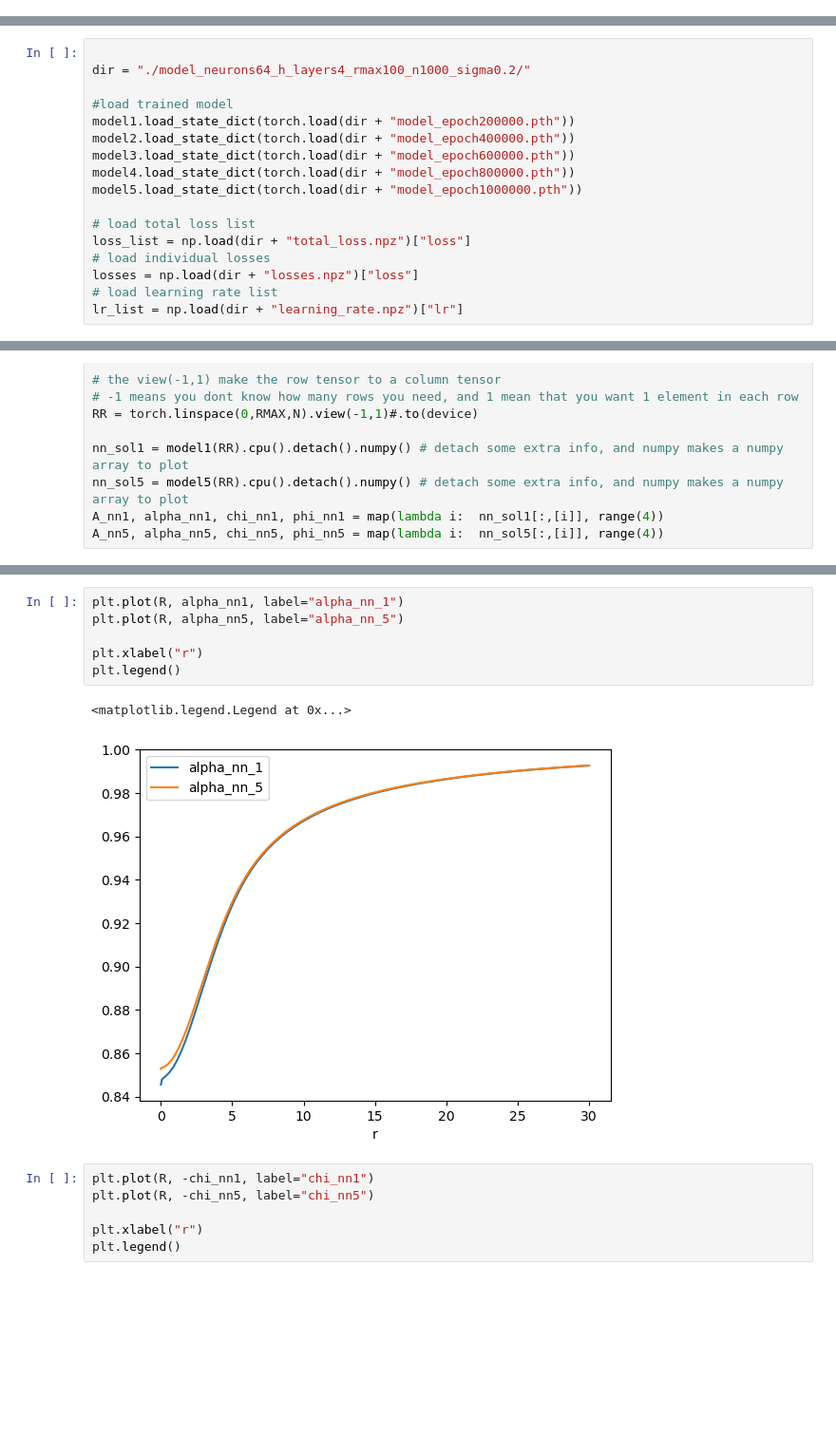
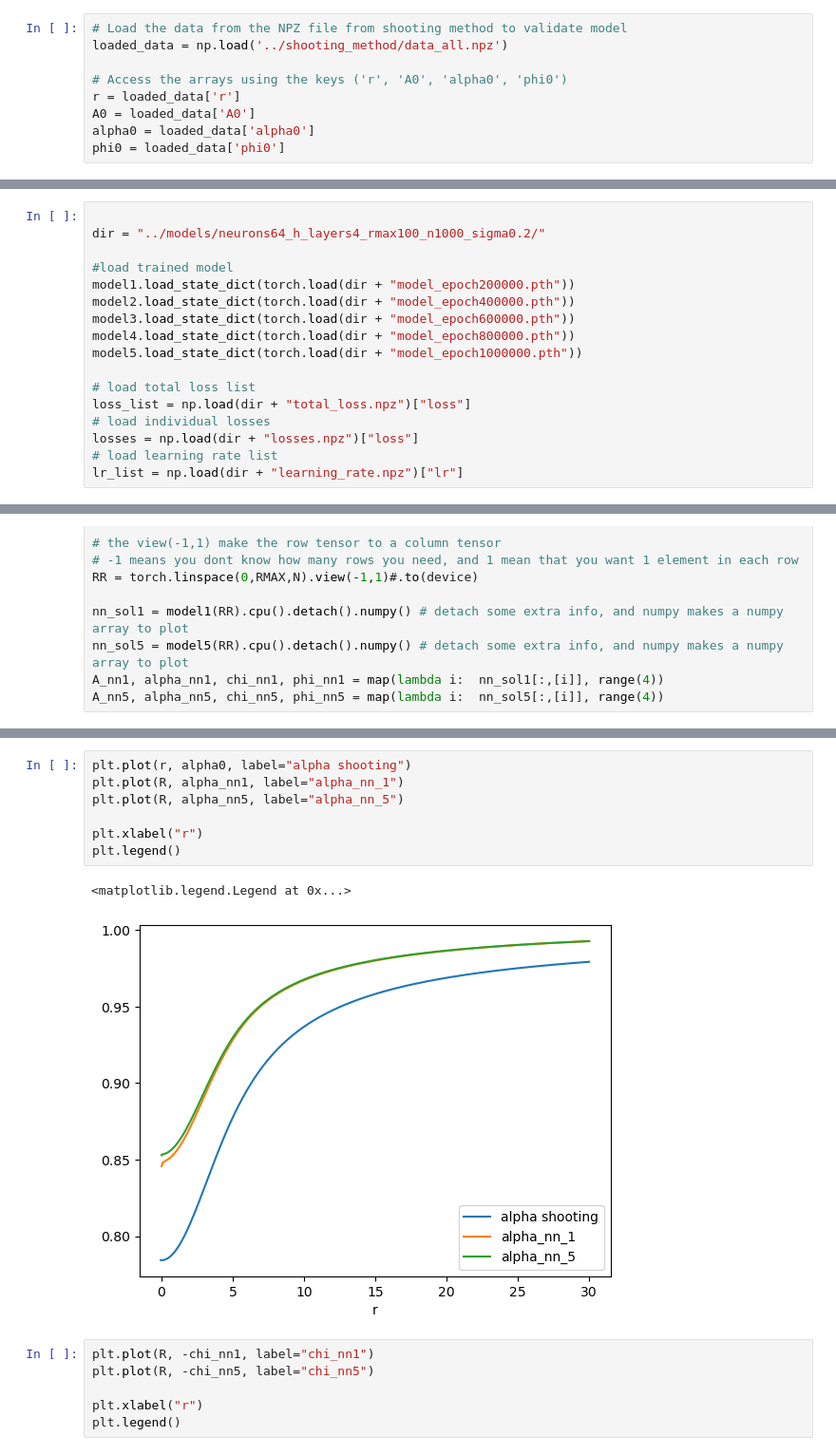
Before and after one commit to ThanasisGiannakopoulos/PINNS_Boson_stars, a Jupyter notebook: notebooks/model_eval.ipynb, the cells around one changed output, grey strips where cells are left out. Shown at 95% size. Cells and saved outputs as stored; diff of their text form; blank space fills up the shorter version.

Commit message:
update model evaluation notebook:
needs shooting_methods data

```diff
--- a/notebooks/model_eval.ipynb
+++ b/notebooks/model_eval.ipynb
@@ -2,6 +2,15 @@
 import torch
 from matplotlib import pyplot as plt
 import numpy as np
+# %%
+# Load the data from the NPZ file from shooting method to validate model
+loaded_data = np.load('../shooting_method/data_all.npz')
+
+# Access the arrays using the keys ('r', 'A0', 'alpha0', 'phi0')
+r = loaded_data['r']
+A0 = loaded_data['A0']
+alpha0 = loaded_data['alpha0']
+phi0 = loaded_data['phi0']
 # %%
 # copied from https://github.com/benmoseley/harmonic-oscillator-pinn/blob/main/Harmonic%20oscillator%20PINN.ipynb
 class FCN(torch.nn.Module):
@@ -103,6 +92,6 @@ tensor([[-0.0047,  0.1231, -0.1101, -0.1187, -0.0057,  0.0239, -0.1090, -0.1146,
 # %%
 
-dir = "./model_neurons64_h_layers4_rmax100_n1000_sigma0.2/"
+dir = "../models/neurons64_h_layers4_rmax100_n1000_sigma0.2/"
 
 #load trained model
 model1.load_state_dict(torch.load(dir + "model_epoch200000.pth"))
@@ -296,12 +286,13 @@ plt.legend()
 # %%
+plt.plot(r, alpha0, label="alpha shooting")
 plt.plot(R, alpha_nn1, label="alpha_nn_1")
 plt.plot(R, alpha_nn5, label="alpha_nn_5")
 
 plt.xlabel("r")
 plt.legend()
 # %% [output]
 <matplotlib.legend.Legend at 0x...>
-[figure, old version]
+[figure, new version]
 # %%
 plt.plot(R, -chi_nn1, label="chi_nn1")
 plt.plot(R, -chi_nn5, label="chi_nn5")
```
Also changed, not shown: parts of 5 cells of this notebook.
